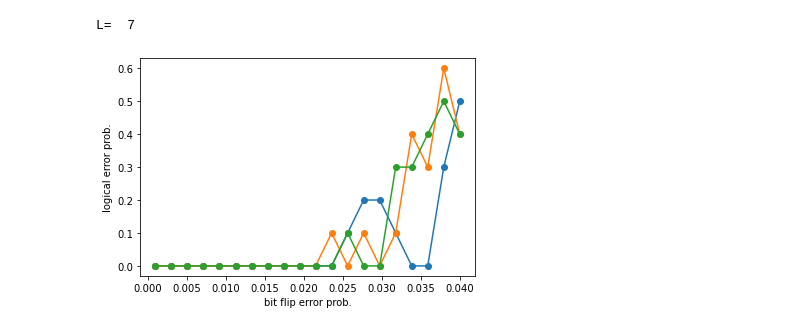
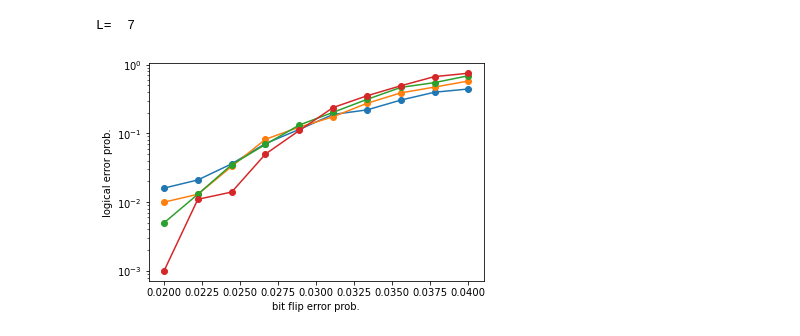
Before and after one commit to hassan-shap/quantum-emitter, a Jupyter notebook: qec-ftcs.ipynb, the cells around one changed output. Cells and saved outputs as stored; diff of their text form; code cells hidden in the pictures.

```diff
--- a/qec-ftcs.ipynb
+++ b/qec-ftcs.ipynb
@@ -166,9 +166,9 @@ def x_recovery(x1,y1,z1,x2,y2,z2):
     return px,py,pz
 
 l = 3 # number of sublattice points (2 for toric code) or primal/dual
-Nrep = 100 # number of iterations
-L_list = [7,9,11]
-pz_list = np.linspace(0.001,0.04,20)
+Nrep = 1000 # number of iterations
+L_list = [7,9,11,13]
+pz_list = np.linspace(0.02,0.04,10)
 fail_prob_z = np.zeros((len(L_list),len(pz_list)))
 
 for i_L, r in enumerate(L_list):
@@ -302,8 +302,9 @@ L=  7
 # %%
 plt.plot(pz_list,fail_prob_z.T/Nrep,"o-")
 # plt.plot(px_list,fail_prob_x.T/Nrep,"x-")
 plt.xlabel("bit flip error prob.")
 plt.ylabel("logical error prob.")
+plt.yscale("log")
 plt.show()
 # %% [output]
-[figure, old version]
+[figure, new version]
```
Also changed, not shown: parts of 2 cells of this notebook.
